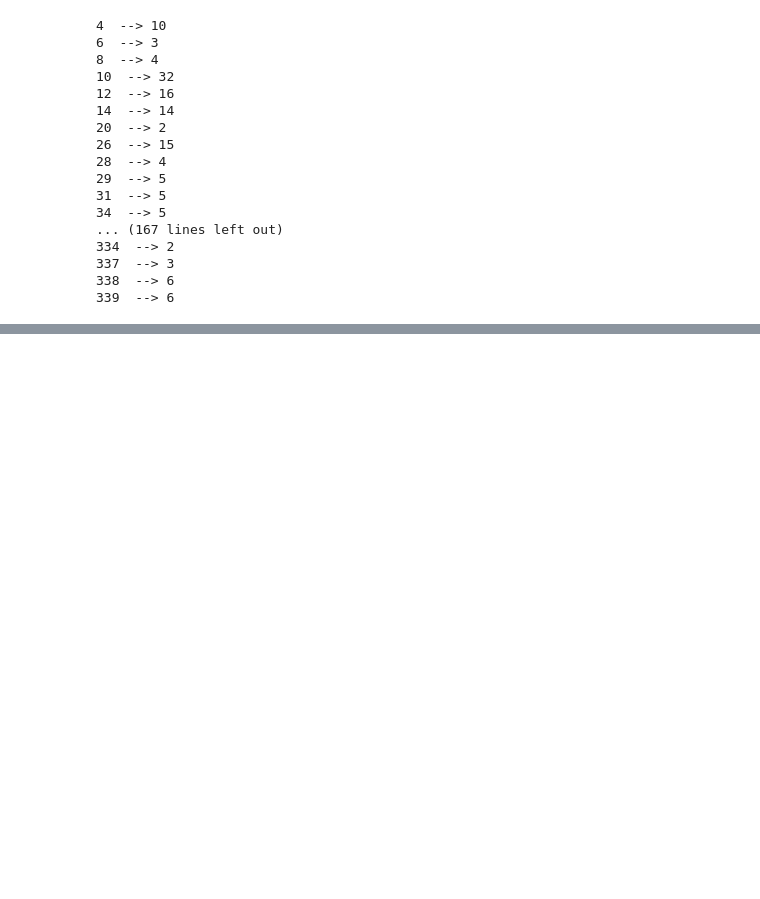
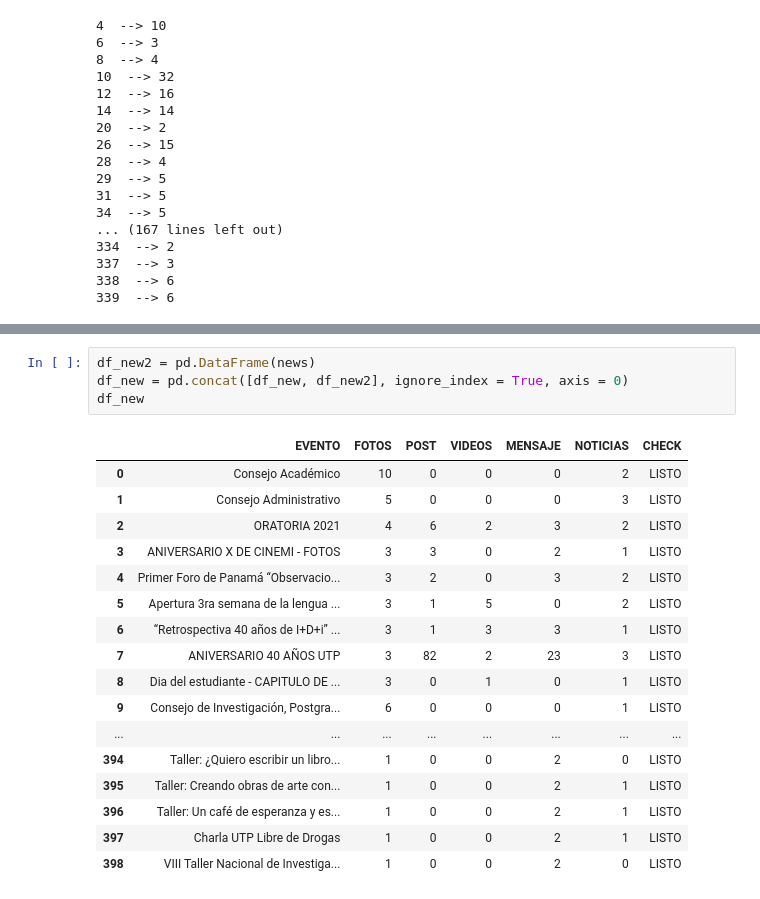
Before and after one commit to Susanelizabetth/manipulateDATA, a Jupyter notebook: DNotebook.ipynb, the cells around one changed output, grey strips where cells are left out. Saved outputs shown, nothing was run; the diff lists cells and outputs as text; blank space fills up the shorter version.

```diff
--- a/DNotebook.ipynb
+++ b/DNotebook.ipynb
@@ -1058 +1212,23 @@ news = [{'EVENTO':  'Disertación Doctoral',
+# %%
+df_new2 = pd.DataFrame(news)
+df_new = pd.concat([df_new, df_new2], ignore_index = True, axis = 0)
+df_new
+# %% [output]
+|  | EVENTO | FOTOS | POST | VIDEOS | MENSAJE | NOTICIAS | CHECK |
+| 0 | Consejo Académico | 10 | 0 | 0 | 0 | 2 | LISTO |
+| 1 | Consejo Administrativo | 5 | 0 | 0 | 0 | 3 | LISTO |
+| 2 | ORATORIA 2021 | 4 | 6 | 2 | 3 | 2 | LISTO |
+| 3 | ANIVERSARIO X DE CINEMI - FOTOS | 3 | 3 | 0 | 2 | 1 | LISTO |
+| 4 | Primer Foro de Panamá “Observacio... | 3 | 2 | 0 | 3 | 2 | LISTO |
+| 5 | Apertura 3ra semana de la lengua ... | 3 | 1 | 5 | 0 | 2 | LISTO |
+| 6 | “Retrospectiva 40 años de I+D+i” ... | 3 | 1 | 3 | 3 | 1 | LISTO |
+| 7 | ANIVERSARIO 40 AÑOS UTP | 3 | 82 | 2 | 23 | 3 | LISTO |
+| 8 | Dia del estudiante - CAPITULO DE ... | 3 | 0 | 1 | 0 | 1 | LISTO |
+| 9 | Consejo de Investigación, Postgra... | 6 | 0 | 0 | 0 | 1 | LISTO |
+| ... | ... | ... | ... | ... | ... | ... | ... |
+| 394 | Taller: ¿Quiero escribir un libro... | 1 | 0 | 0 | 2 | 0 | LISTO |
+| 395 | Taller: Creando obras de arte con... | 1 | 0 | 0 | 2 | 1 | LISTO |
+| 396 | Taller: Un café de esperanza y es... | 1 | 0 | 0 | 2 | 1 | LISTO |
+| 397 | Charla UTP Libre de Drogas | 1 | 0 | 0 | 2 | 1 | LISTO |
+| 398 | VIII Taller Nacional de Investiga... | 1 | 0 | 0 | 2 | 0 | LISTO |
 # %%
```
Also changed, not shown: parts of 12 cells of this notebook, 1 other file.
